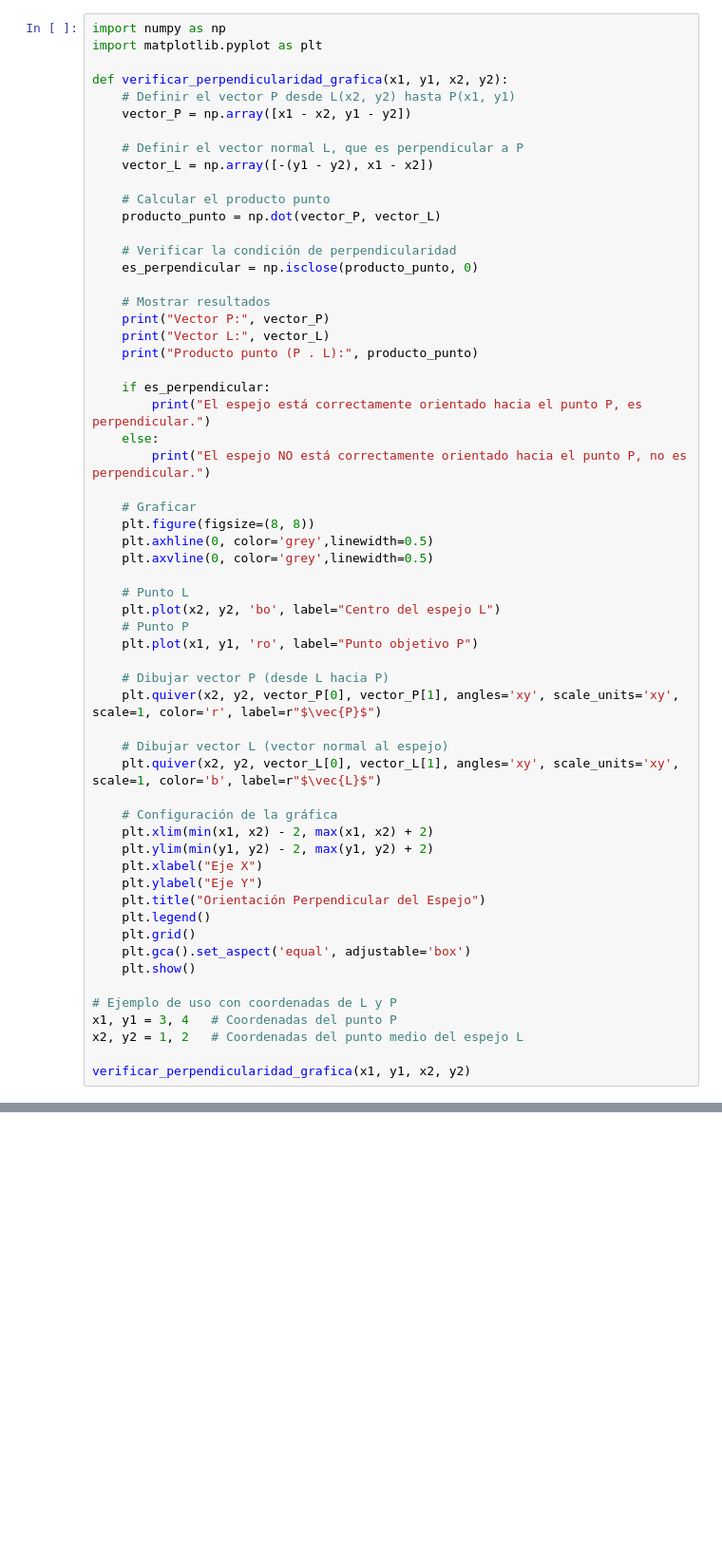
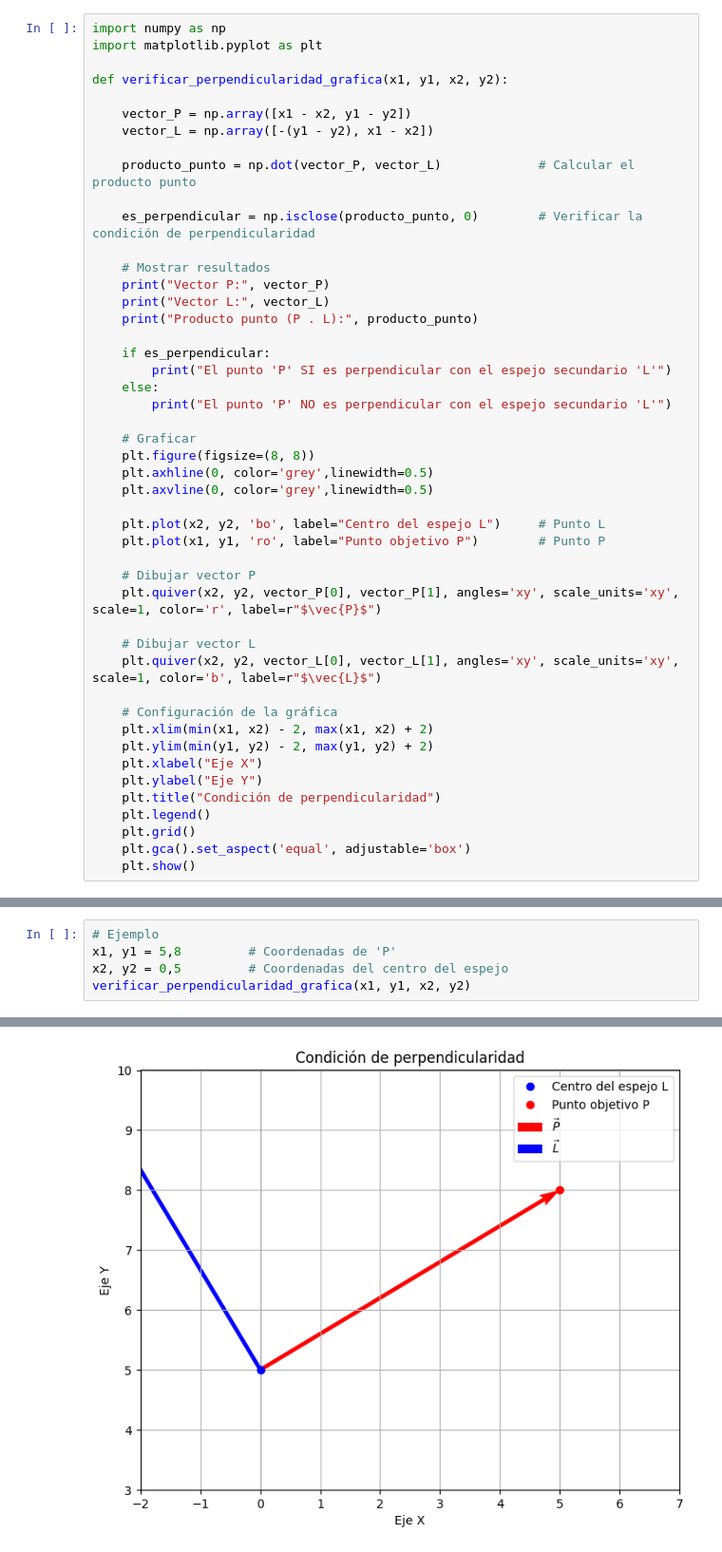
Before and after one commit to 7heAnsw3r/Pistones_Telescopio_James_Webb, a Jupyter notebook: Sistema_de_ecuaciones.ipynb, the cells around one changed output, grey strips where cells are left out. Shown at 95% size. Drawn from its saved outputs; the diff is of its cells as text; blank space fills up the shorter version.

```diff
--- a/Sistema_de_ecuaciones.ipynb
+++ b/Sistema_de_ecuaciones.ipynb
@@ -27,17 +28,13 @@ import numpy as np
 import matplotlib.pyplot as plt
 
 def verificar_perpendicularidad_grafica(x1, y1, x2, y2):
-    # Definir el vector P desde L(x2, y2) hasta P(x1, y1)
+
     vector_P = np.array([x1 - x2, y1 - y2])
-
-    # Definir el vector normal L, que es perpendicular a P
     vector_L = np.array([-(y1 - y2), x1 - x2])
 
-    # Calcular el producto punto
-    producto_punto = np.dot(vector_P, vector_L)
+    producto_punto = np.dot(vector_P, vector_L)             # Calcular el producto punto
 
-    # Verificar la condición de perpendicularidad
-    es_perpendicular = np.isclose(producto_punto, 0)
+    es_perpendicular = np.isclose(producto_punto, 0)        # Verificar la condición de perpendicularidad
 
     # Mostrar resultados
     print("Vector P:", vector_P)
@@ -45,24 +42,22 @@ def verificar_perpendicularidad_grafica(x1, y1, x2, y2):
     print("Producto punto (P . L):", producto_punto)
 
     if es_perpendicular:
-        print("El espejo está correctamente orientado hacia el punto P, es perpendicular.")
+        print("El punto 'P' SI es perpendicular con el espejo secundario 'L'")
     else:
-        print("El espejo NO está correctamente orientado hacia el punto P, no es perpendicular.")
+        print("El punto 'P' NO es perpendicular con el espejo secundario 'L'")
 
     # Graficar
     plt.figure(figsize=(8, 8))
     plt.axhline(0, color='grey',linewidth=0.5)
     plt.axvline(0, color='grey',linewidth=0.5)
 
-    # Punto L
-    plt.plot(x2, y2, 'bo', label="Centro del espejo L")
-    # Punto P
-    plt.plot(x1, y1, 'ro', label="Punto objetivo P")
+    plt.plot(x2, y2, 'bo', label="Centro del espejo L")     # Punto L
+    plt.plot(x1, y1, 'ro', label="Punto objetivo P")        # Punto P
 
-    # Dibujar vector P (desde L hacia P)
+    # Dibujar vector P
     plt.quiver(x2, y2, vector_P[0], vector_P[1], angles='xy', scale_units='xy', scale=1, color='r', label=r"$\vec{P}$")
 
-    # Dibujar vector L (vector normal al espejo)
+    # Dibujar vector L
     plt.quiver(x2, y2, vector_L[0], vector_L[1], angles='xy', scale_units='xy', scale=1, color='b', label=r"$\vec{L}$")
 
     # Configuración de la gráfica
@@ -70,14 +65,8 @@ def verificar_perpendicularidad_grafica(x1, y1, x2, y2):
     plt.ylim(min(y1, y2) - 2, max(y1, y2) + 2)
     plt.xlabel("Eje X")
     plt.ylabel("Eje Y")
-    plt.title("Orientación Perpendicular del Espejo")
+    plt.title("Condición de perpendicularidad")
     plt.legend()
     plt.grid()
     plt.gca().set_aspect('equal', adjustable='box')
     plt.show()
-
-# Ejemplo de uso con coordenadas de L y P
-x1, y1 = 3, 4   # Coordenadas del punto P
-x2, y2 = 1, 2   # Coordenadas del punto medio del espejo L
-
-verificar_perpendicularidad_grafica(x1, y1, x2, y2)
@@ -89,0 +73,6 @@ El espejo está correctamente orientado hacia el punto P, es perpendicular.
+# %%
+# Ejemplo
+x1, y1 = 5,8         # Coordenadas de 'P'
+x2, y2 = 0,5         # Coordenadas del centro del espejo
+verificar_perpendicularidad_grafica(x1, y1, x2, y2)
+# %% [output]
@@ -90 +83,2 @@ El espejo está correctamente orientado hacia el punto P, es perpendicular.
+[figure, added]
 # %% [markdown]
```
Also changed, not shown: parts of 11 cells of this notebook.
